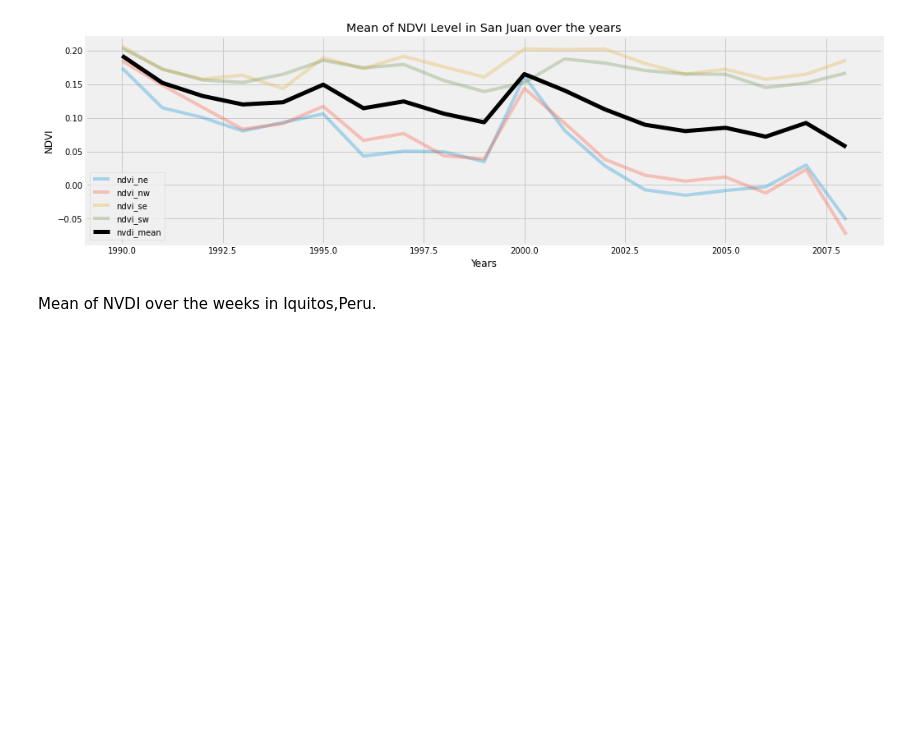
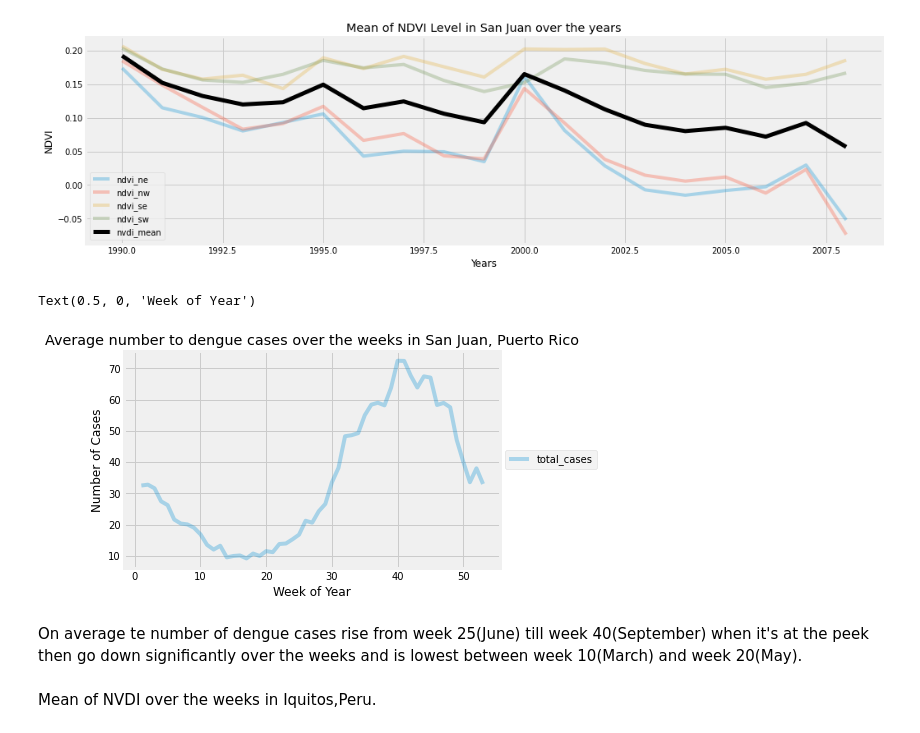
Before and after one commit to Mjcherono/Predicting-Disease-Spread, a Jupyter notebook: dengue.ipynb, the cells around one changed output. Cells and saved outputs as stored; diff of their text form; code cells hidden in the pictures; blank space fills up the shorter version.

```diff
--- a/dengue.ipynb
+++ b/dengue.ipynb
@@ -681,6 +679,23 @@ plt.legend(loc = 'best')
 plt.tight_layout(pad=3)
 # %% [output]
 [figure]
+# %%
+df = scaled_sj.copy()
+df['total_cases'] = sj['total_cases']
+
+#selecting columns
+df1 = df[['total_cases','weekofyear']]
+
+df1.groupby('weekofyear').mean().plot(alpha=0.3)
+plt.legend(loc='center left', bbox_to_anchor=(1, 0.5))
+plt.title('Average number to dengue cases over the weeks in San Juan, Puerto Rico')
+plt.ylabel('Number of Cases')
+plt.xlabel('Week of Year')
+# %% [output]
+Text(0.5, 0, 'Week of Year')
+[figure, added]
+# %% [markdown]
+On average te number of dengue cases rise from week 25(June) till week 40(September) when it's at the peek then go down significantly over the weeks and is lowest between week 10(March) and week 20(May).
 # %% [markdown]
 Mean of NVDI over the weeks in Iquitos,Peru.
 # %%
```
Also changed, not shown: parts of 21 cells of this notebook.
